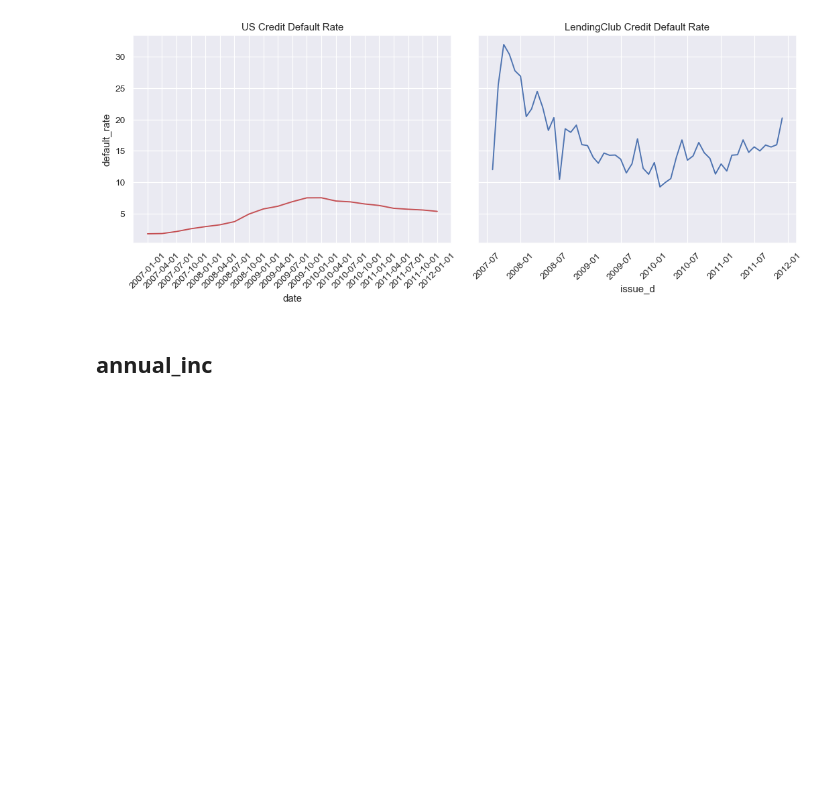
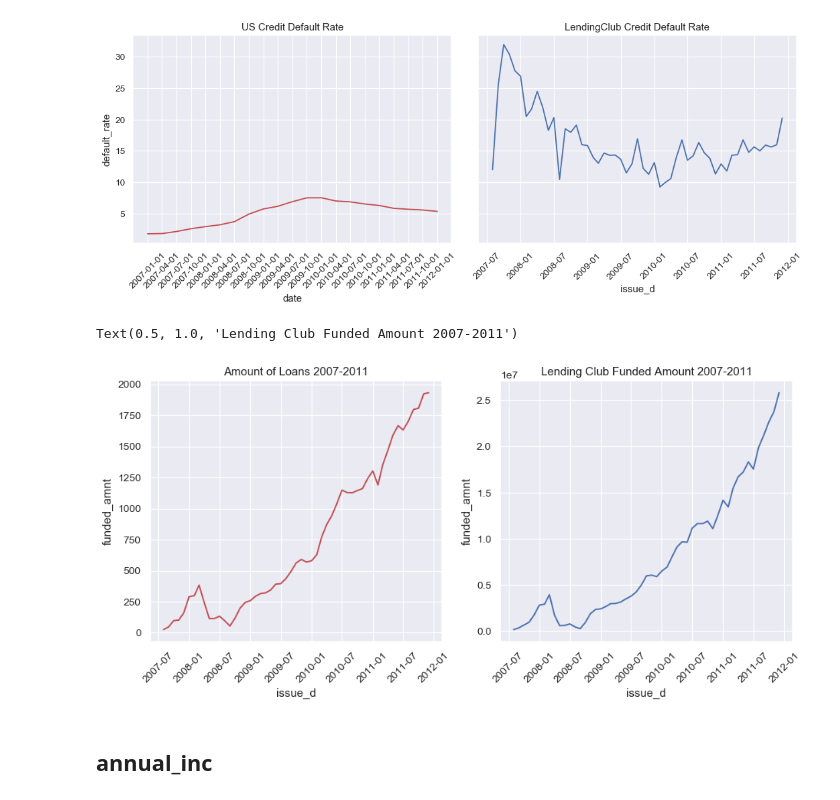
Before and after one commit to torben90/NF_Prj_LendingClub, a Jupyter notebook: LendingClub_Main.ipynb, the cells around one changed output. Saved outputs shown, nothing was run; the diff lists cells and outputs as text; code cells hidden in the pictures; blank space fills up the shorter version.

Commit message:
clean2 data

```diff
--- a/LendingClub_Main.ipynb
+++ b/LendingClub_Main.ipynb
@@ -744,6 +744,21 @@ save_fig('eda','compare_us_default_with_lc');
 # %% [output]
 Saving figure compare_us_default_with_lc
 [figure]
+# %%
+#df_eda.groupby('issue_d').funded_amnt.sum().reset_index()
+#df_eda.groupby('issue_d').funded_amnt.count().reset_index()
+
+f, (ax1, ax2) = plt.subplots(nrows=1, ncols=2, figsize=(12,5), dpi=90)
+f=sns.lineplot(x='issue_d',y='funded_amnt',data=df_eda.groupby('issue_d').funded_amnt.count().reset_index(),color='r',ax=ax1)
+f=sns.lineplot(x='issue_d',y='funded_amnt',data=df_eda.groupby('issue_d').funded_amnt.sum().reset_index(),color='b',ax=ax2)
+plt.setp(ax1.get_xticklabels(), rotation=45)
+ax1.set_title('Amount of Loans 2007-2011')
+plt.setp(ax2.get_xticklabels(), rotation=45)
+ax2.set_title('Lending Club Funded Amount 2007-2011')
+#save_fig('eda','compare_us_default_with_lc');
+# %% [output]
+Text(0.5, 1.0, 'Lending Club Funded Amount 2007-2011')
+[figure, added]
 # %% [markdown]
 ## annual_inc
 # %%
```
Also changed, not shown: parts of 3 cells of this notebook, 1 other file.
